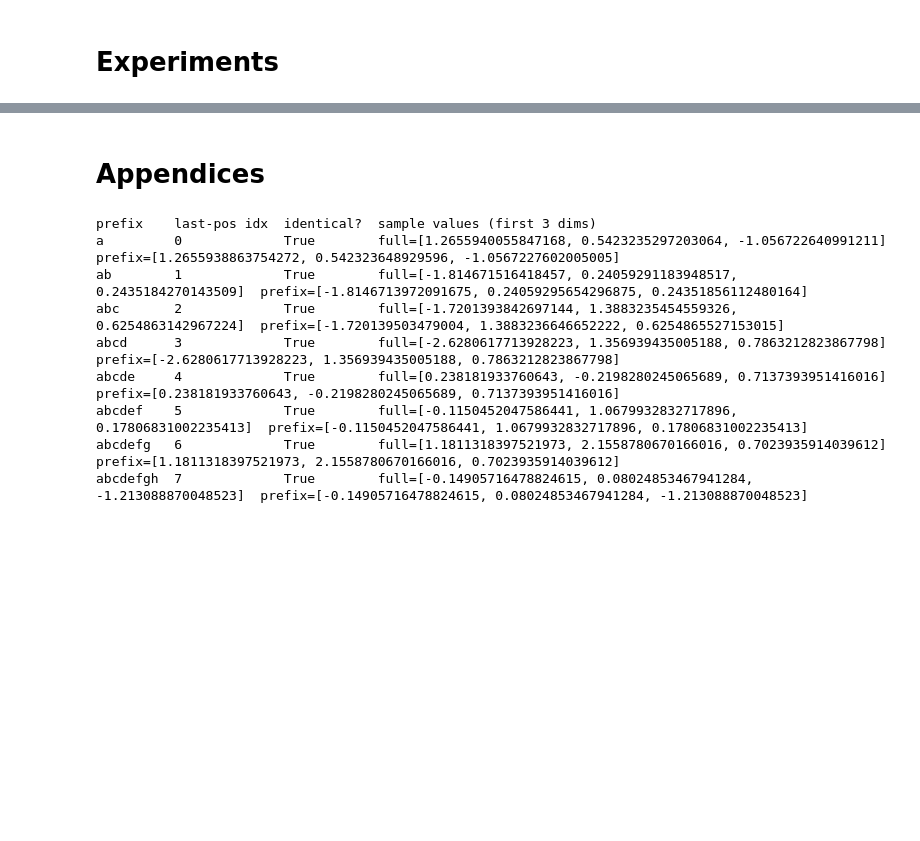
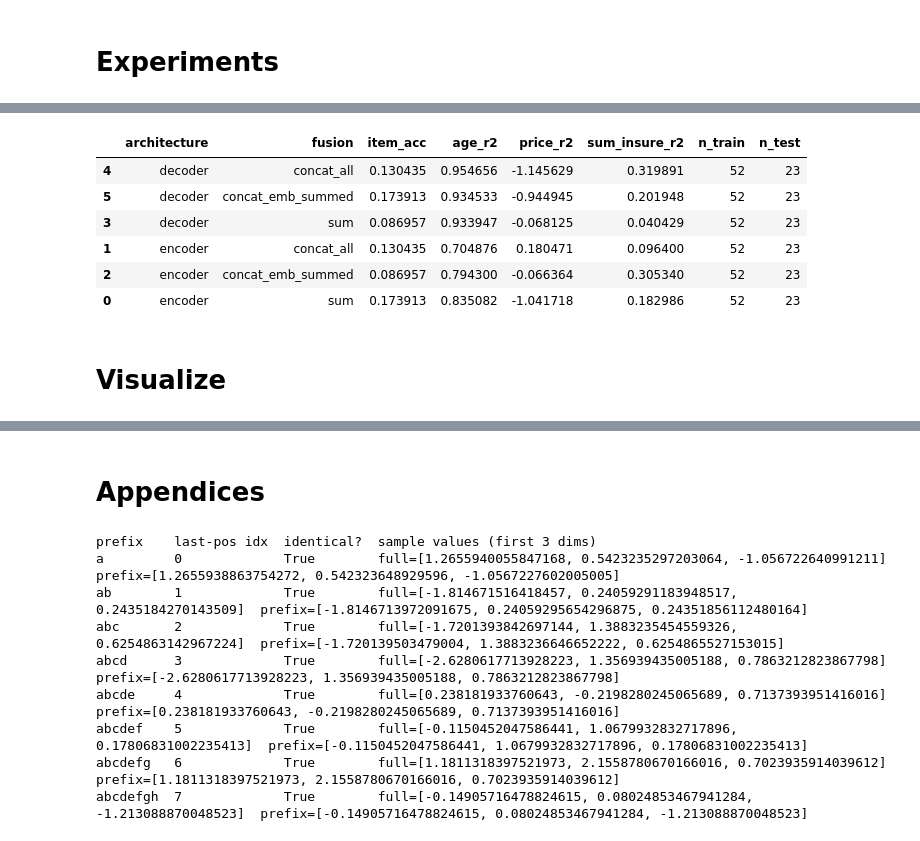
Before and after one commit to datanooblol/a-study-on-transformer, a Jupyter notebook: sequences_to_multiple_outcomes.ipynb, the cells around one changed output, grey strips where cells are left out. Cells and saved outputs as stored; diff of their text form; code cells hidden in the pictures; blank space fills up the shorter version.

Commit message:
update how to probe

```diff
--- a/sequences_to_multiple_outcomes.ipynb
+++ b/sequences_to_multiple_outcomes.ipynb
@@ -1224,0 +1585,35 @@ with open("./runs/experiment_histories.pkl", "wb") as f:
+# %%
+from sklearn.linear_model import LogisticRegression, Ridge
+from sklearn.model_selection import train_test_split
+from sklearn.metrics import accuracy_score, r2_score
+
+def run_linear_probes(model, architecture, customers, seed=55):
+    X, y_item, y_age, y_price, y_sum_insure = build_probe_dataset(model, architecture, customers)
+    (X_train, X_test, item_train, item_test, age_train, age_test,
+     price_train, price_test, si_train, si_test) = train_test_split(
+        X, y_item, y_age, y_price, y_sum_insure, test_size=0.3, random_state=seed
+    )
+
+    item_probe = LogisticRegression(max_iter=1000).fit(X_train, item_train)
+    age_probe = Ridge().fit(X_train, age_train)
+    price_probe = Ridge().fit(X_train, price_train)
+    si_probe = Ridge().fit(X_train, si_train)
+
+    return {
+        "item_acc": accuracy_score(item_test, item_probe.predict(X_test)),
+        "age_r2": r2_score(age_test, age_probe.predict(X_test)),
+        "price_r2": r2_score(price_test, price_probe.predict(X_test)),
+        "sum_insure_r2": r2_score(si_test, si_probe.predict(X_test)),
+        "n_train": len(X_train), "n_test": len(X_test),
+    }
+
+probe_results = {}
+for architecture in ["encoder", "decoder"]:
+    for fusion_strategy in ["sum", "concat_all", "concat_emb_summed"]:
+        model, _ = load_model(architecture, fusion_strategy)
+        probe_results[(architecture, fusion_strategy)] = run_linear_probes(model, architecture, probe_customers)
+
+probe_df = pd.DataFrame([
+    {"architecture": a, "fusion": f, **r} for (a, f), r in probe_results.items()
+]).sort_values(["architecture", "fusion"])
+print(probe_df)
@@ -1224,0 +1636,12 @@ with open("./runs/experiment_histories.pkl", "wb") as f:
+# %%
+probe_df
+# %% [output]
+|  | architecture | fusion | item_acc | age_r2 | price_r2 | sum_insure_r2 | n_train | n_test |
+| 4 | decoder | concat_all | 0.130435 | 0.954656 | -1.145629 | 0.319891 | 52 | 23 |
+| 5 | decoder | concat_emb_summed | 0.173913 | 0.934533 | -0.944945 | 0.201948 | 52 | 23 |
+| 3 | decoder | sum | 0.086957 | 0.933947 | -0.068125 | 0.040429 | 52 | 23 |
+| 1 | encoder | concat_all | 0.130435 | 0.704876 | 0.180471 | 0.096400 | 52 | 23 |
+| 2 | encoder | concat_emb_summed | 0.086957 | 0.794300 | -0.066364 | 0.305340 | 52 | 23 |
+| 0 | encoder | sum | 0.173913 | 0.835082 | -1.041718 | 0.182986 | 52 | 23 |
+# %% [markdown]
+# Visualize
```
Also changed, not shown: parts of 46 cells of this notebook, 28 other files.
